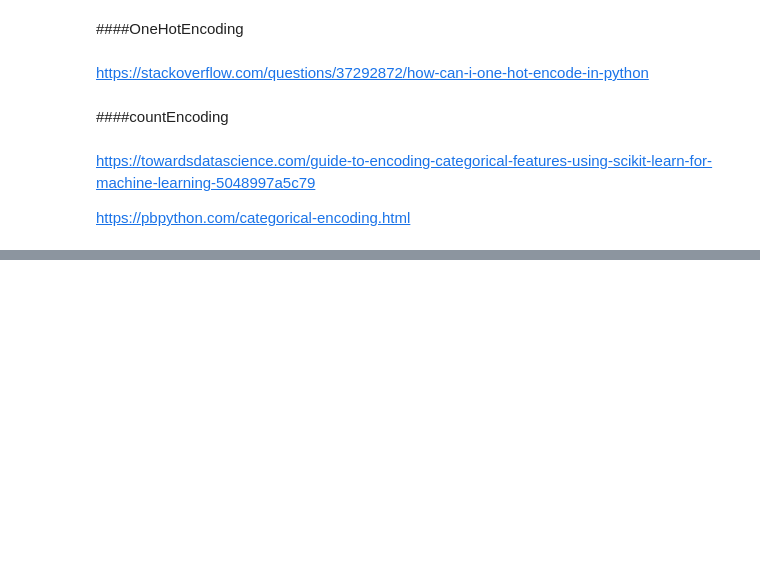
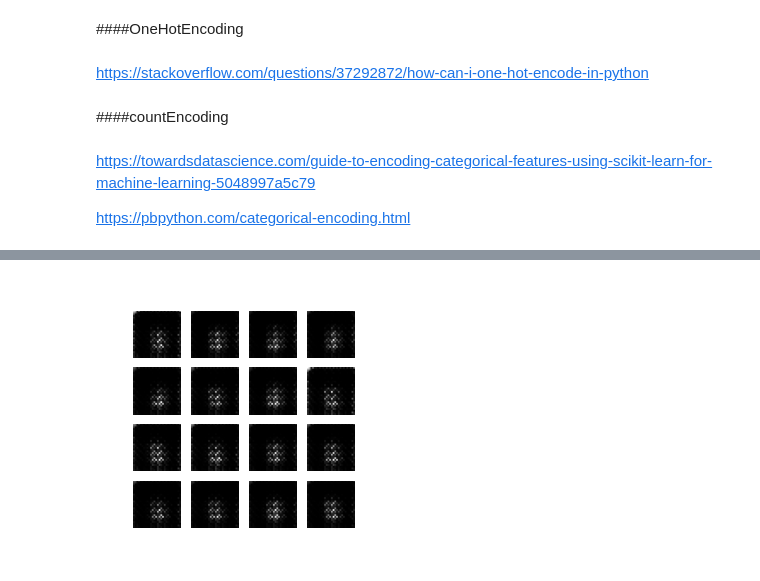
Before and after one commit to AlePaff/Generador-de-imagenes, a Jupyter notebook: TP4.ipynb, the cells around one changed output, grey strips where cells are left out. Saved outputs shown, nothing was run; the diff lists cells and outputs as text; code cells hidden in the pictures; blank space fills up the shorter version.

```diff
--- a/TP4.ipynb
+++ b/TP4.ipynb
@@ -239,0 +496,18 @@ https://pbpython.com/categorical-encoding.html
+# %%
+import glob # The glob module is used for Unix style pathname pattern expansion.
+import imageio # The library that provides an easy interface to read and write a wide range of image data
+
+anim_file = 'dcgan.gif'
+
+with imageio.get_writer(anim_file, mode='I') as writer:
+  filenames = glob.glob('image*.png')
+  filenames = sorted(filenames)
+  for filename in filenames:
+    image = imageio.imread(filename)
+    writer.append_data(image)
+  # image = imageio.imread(filename)
+  # writer.append_data(image)
+
+display.Image(open('dcgan.gif','rb').read())
+# %% [output]
+[figure, added]
```
Also changed, not shown: parts of 36 cells of this notebook.
